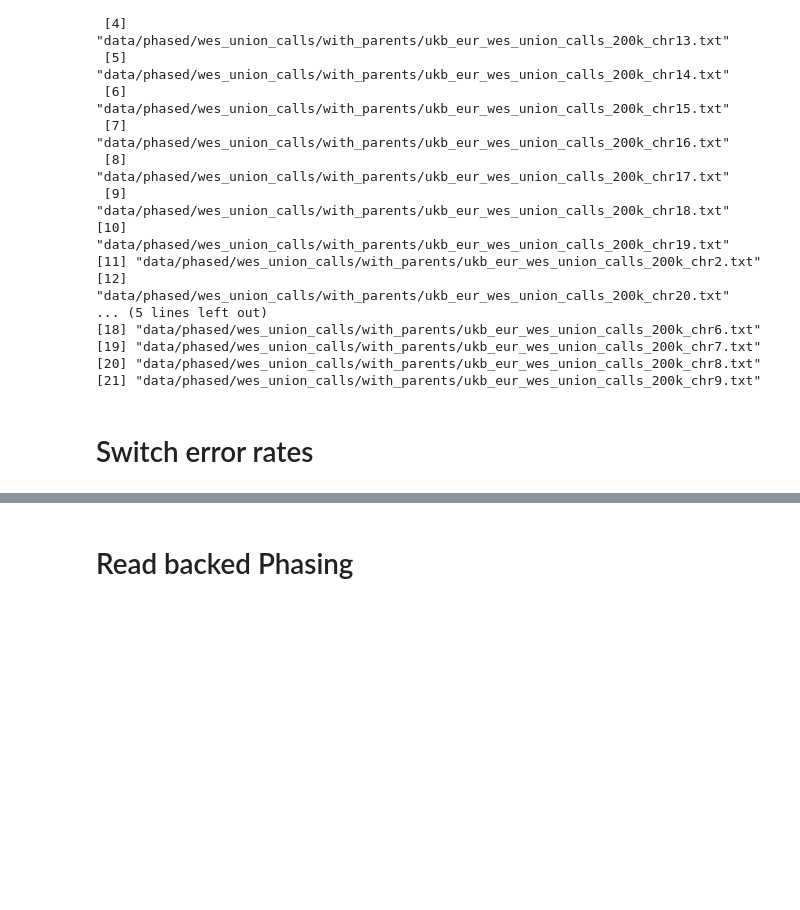
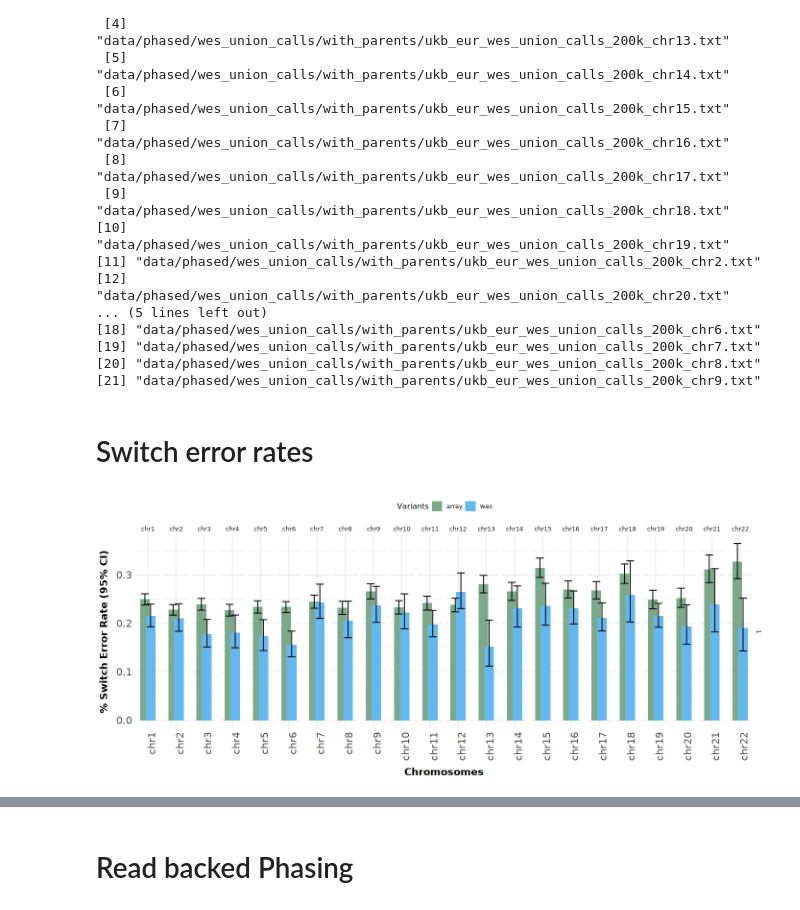
Before and after one commit to frhl/wes_ko_ukbb, a Jupyter notebook: notebooks/220824_transfer_figure1_plots.ipynb, the cells around one changed output, grey strips where cells are left out. Drawn from its saved outputs; the diff is of its cells as text; code cells hidden in the pictures; blank space fills up the shorter version.

```diff
--- a/notebooks/220824_transfer_figure1_plots.ipynb
+++ b/notebooks/220824_transfer_figure1_plots.ipynb
@@ -454,5 +454,49 @@ files
 [19] "data/phased/wes_union_calls/with_parents/ukb_eur_wes_union_calls_200k_chr7.txt"
 [20] "data/phased/wes_union_calls/with_parents/ukb_eur_wes_union_calls_200k_chr8.txt"
 [21] "data/phased/wes_union_calls/with_parents/ukb_eur_wes_union_calls_200k_chr9.txt"
-# %% [markdown]
-# Switch error rates
+# %% [markdown]
+# Switch error rates
+# %%
+# setup color scale
+col_genome <- "#7BA98A"
+col_exome <- "#65B8EF" #"#81A8C9"
+my_colors <- c(col_genome, col_exome)
+names(my_colors) <- c("array", "wes")
+fill_scale <- scale_fill_manual(name = "Variants", values = my_colors)
+color_scale <- scale_color_manual(name = "Variants", values = my_colors)
+# %%
+d1 <- fread('data/phased/wes_union_calls/200k/shapeit5/tables/ukb_wes_union_calls_200k_shapeit5_parents_trio_switch_chrom.txt.gz')
+d1 <- d1[d1$CHR != "",]
+d1$CHR <- factor(d1$CHR, paste0("chr",1:22))
+# %%
+options(repr.plot.width = 14, repr.plot.height = 6, repr.plot.res = 100)
+p1 <- ggplot(d1,
+   aes(
+       x=CHR,
+       y=100*pointest,
+       ymax = 100*upper,
+       ymin = 100*lower,
+       fill = wes_label,
+   )) +
+    theme_minimal() +
+    geom_bar(stat = 'identity', position = pd, size = 1) +
+    geom_errorbar(stat='identity', position = pd, width = 0.75) +
+    ylab('% Switch Error Rate (95% CI)') +
+    xlab('Chromosomes') +
+    fill_scale +
+    labs(fill = "Hello") +
+    scale_y_continuous(breaks=scales::pretty_breaks(n=4)) +
+    #scale_x_continuous(breaks=scales::pretty_breaks(n=7)) +
+    theme(
+        legend.position = "top",
+        axis.text=element_text(size=15),
+        axis.title=element_text(size=15,face="bold"),
+        axis.title.x = element_text(margin=ggplot2::margin(t=10)),
+        axis.title.y = element_text(margin=ggplot2::margin(r=10)),
+        plot.title = element_text(hjust=0.5),
+        axis.text.x = element_text(angle = 90, vjust = 1, hjust=0)
+    ) +
+    facet_grid(1~CHR, scales = "free_x")
+p1
+# %% [output]
+[figure, added]
```
Also changed, not shown: parts of 5 cells of this notebook, 9 other files.
